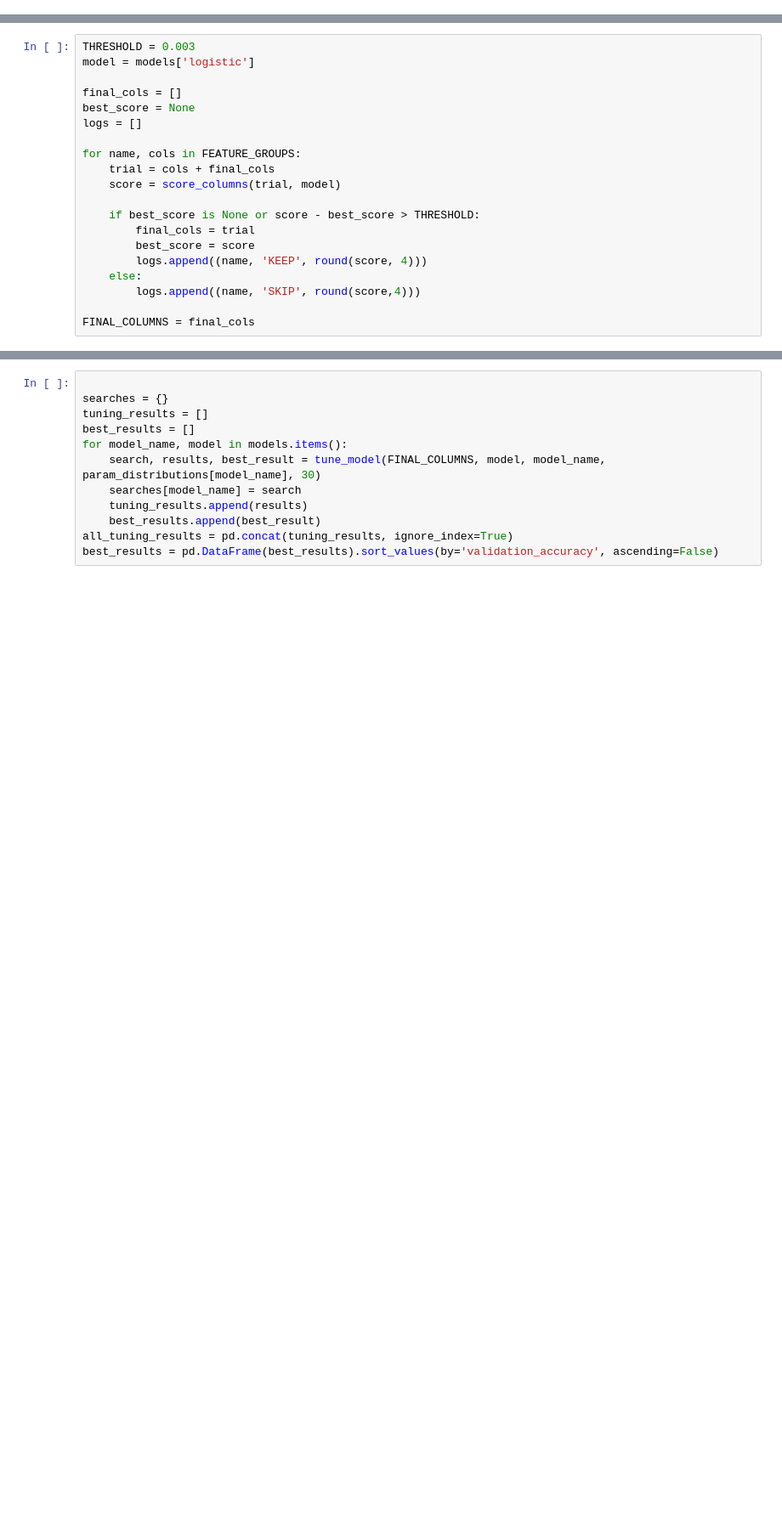
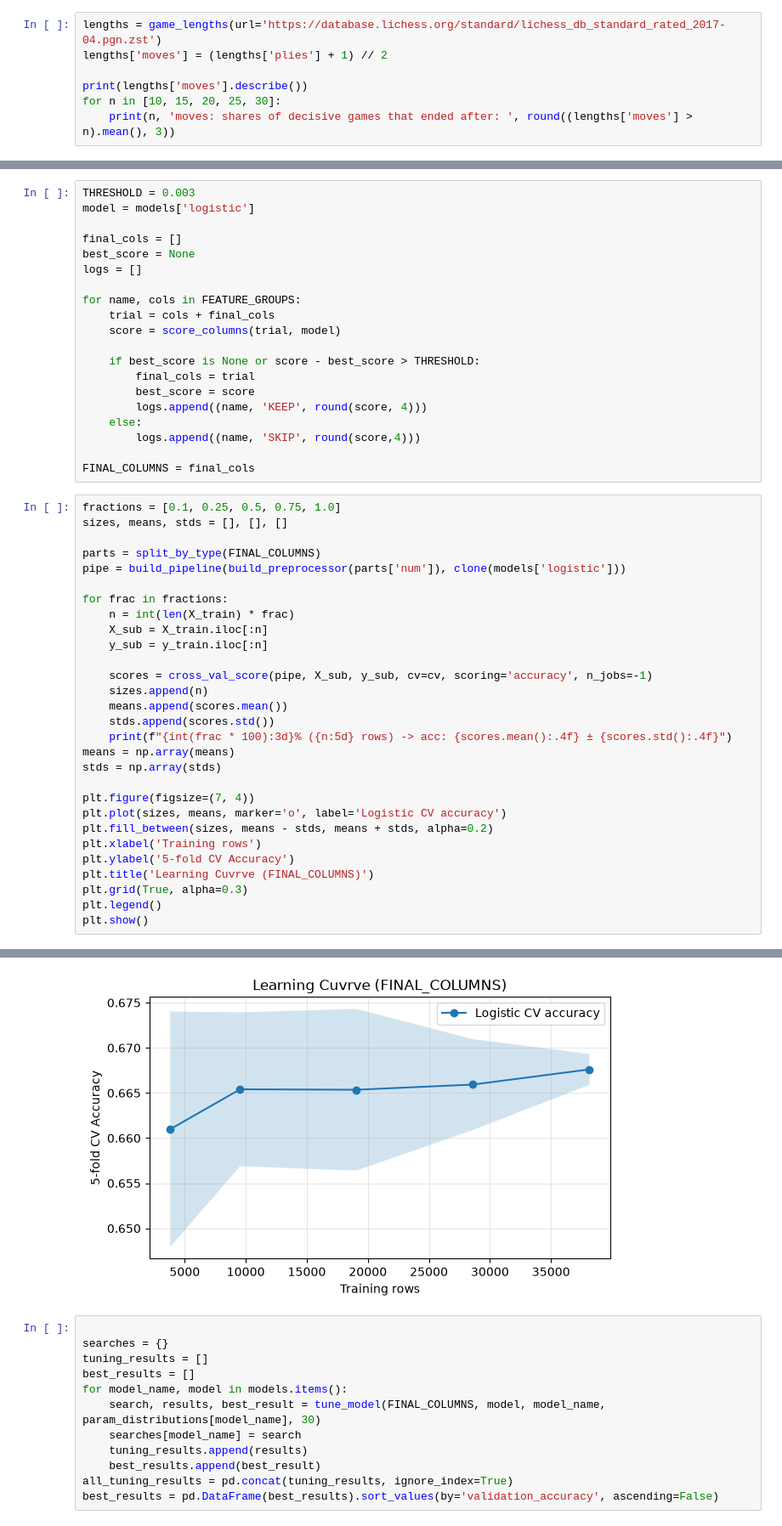
Before and after one commit to foxsys1/chess_analysis, a Jupyter notebook: chess_dataset.ipynb, the cells around one changed output, grey strips where cells are left out. Shown at 85% size. Cells and saved outputs as stored; diff of their text form; blank space fills up the shorter version.

```diff
--- a/chess_dataset.ipynb
+++ b/chess_dataset.ipynb
@@ -177,3 +198,10 @@ def add_feature(df):
     df['developed_diff'] = df['developed_white'] - df['developed_black']
     df['mobility_diff'] = df['mobility_white'] - df['mobility_black']
     return df
+# %%
+lengths = game_lengths(url='https://database.lichess.org/standard/lichess_db_standard_rated_2017-04.pgn.zst')
+lengths['moves'] = (lengths['plies'] + 1) // 2
+
+print(lengths['moves'].describe())
+for n in [10, 15, 20, 25, 30]:
+    print(n, 'moves: shares of decisive games that ended after: ', round((lengths['moves'] > n).mean(), 3))
@@ -363,3 +448,33 @@ for name, cols in FEATURE_GROUPS:
         logs.append((name, 'SKIP', round(score,4)))
 
 FINAL_COLUMNS = final_cols
+# %%
+fractions = [0.1, 0.25, 0.5, 0.75, 1.0]
+sizes, means, stds = [], [], []
+
+parts = split_by_type(FINAL_COLUMNS)
+pipe = build_pipeline(build_preprocessor(parts['num']), clone(models['logistic']))
+
+for frac in fractions:
+    n = int(len(X_train) * frac)
+    X_sub = X_train.iloc[:n]
+    y_sub = y_train.iloc[:n]
+
+    scores = cross_val_score(pipe, X_sub, y_sub, cv=cv, scoring='accuracy', n_jobs=-1)
+    sizes.append(n)
+    means.append(scores.mean())
+    stds.append(scores.std())
+    print(f"{int(frac * 100):3d}% ({n:5d} rows) -> acc: {scores.mean():.4f} ± {scores.std():.4f}")
+means = np.array(means)
+stds = np.array(stds)
+
+plt.figure(figsize=(7, 4))
+plt.plot(sizes, means, marker='o', label='Logistic CV accuracy')
+plt.fill_between(sizes, means - stds, means + stds, alpha=0.2)
+plt.xlabel('Training rows')
+plt.ylabel('5-fold CV Accuracy')
+plt.title('Learning Cuvrve (FINAL_COLUMNS)')
+plt.grid(True, alpha=0.3)
+plt.legend()
+plt.show()
+# %% [output]
@@ -366,3 +486,4 @@ FINAL_COLUMNS = final_cols
+[figure, added]
 # %%
 
 searches = {}
```
Also changed, not shown: parts of 9 cells of this notebook.
